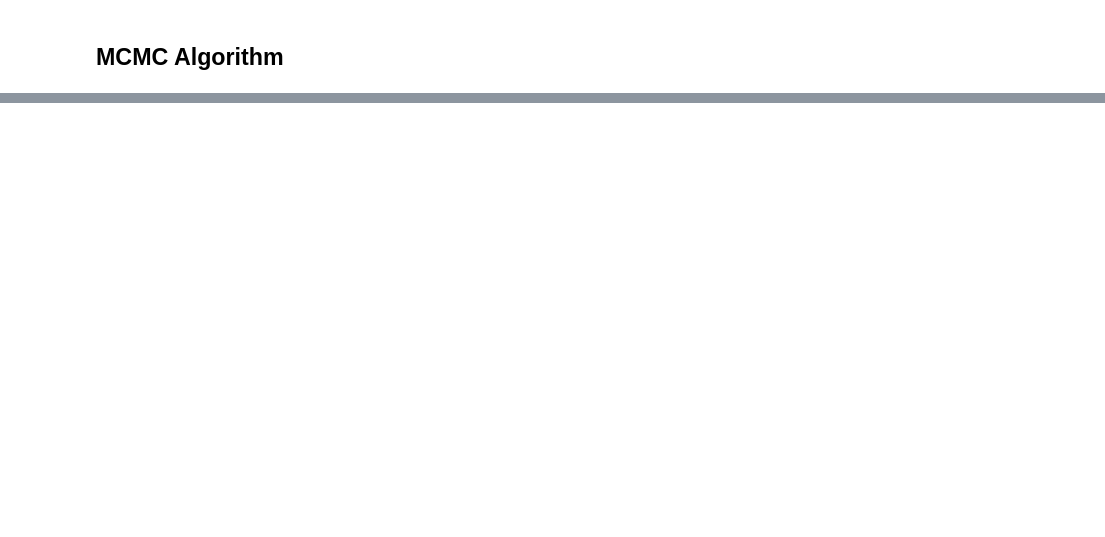
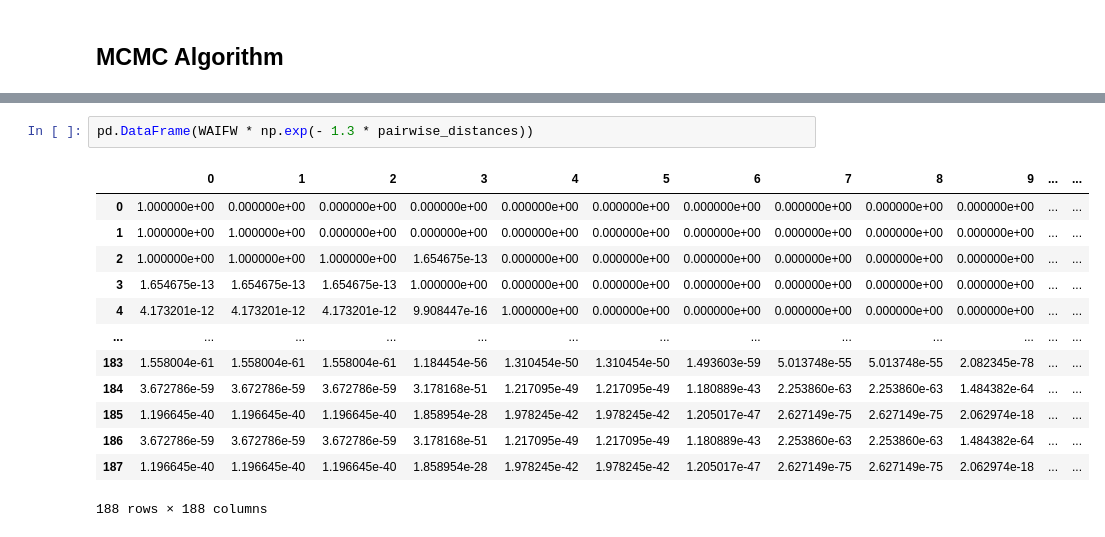
Before and after one commit to A-Morariu/MCMC, a Jupyter notebook: Stochastic epidemic models/Individual Level Epidemic Models.ipynb, the cells around one changed output, grey strips where cells are left out. Drawn from its saved outputs; the diff is of its cells as text; blank space fills up the shorter version.

```diff
--- a/Stochastic epidemic models/Individual Level Epidemic Models.ipynb
+++ b/Stochastic epidemic models/Individual Level Epidemic Models.ipynb
@@ -179,0 +208,16 @@ pd.DataFrame(MCMC_results, columns=['beta', 'theta']).loc[100:,:].describe()
+# %%
+pd.DataFrame(WAIFW * np.exp(- 1.3 * pairwise_distances))
+# %% [output]
+|  | 0 | 1 | 2 | 3 | 4 | 5 | 6 | 7 | 8 | 9 | ... | ... |
+| 0 | 1.000000e+00 | 0.000000e+00 | 0.000000e+00 | 0.000000e+00 | 0.000000e+00 | 0.000000e+00 | 0.000000e+00 | 0.000000e+00 | 0.000000e+00 | 0.000000e+00 | ... | ... |
+| 1 | 1.000000e+00 | 1.000000e+00 | 0.000000e+00 | 0.000000e+00 | 0.000000e+00 | 0.000000e+00 | 0.000000e+00 | 0.000000e+00 | 0.000000e+00 | 0.000000e+00 | ... | ... |
+| 2 | 1.000000e+00 | 1.000000e+00 | 1.000000e+00 | 1.654675e-13 | 0.000000e+00 | 0.000000e+00 | 0.000000e+00 | 0.000000e+00 | 0.000000e+00 | 0.000000e+00 | ... | ... |
+| 3 | 1.654675e-13 | 1.654675e-13 | 1.654675e-13 | 1.000000e+00 | 0.000000e+00 | 0.000000e+00 | 0.000000e+00 | 0.000000e+00 | 0.000000e+00 | 0.000000e+00 | ... | ... |
+| 4 | 4.173201e-12 | 4.173201e-12 | 4.173201e-12 | 9.908447e-16 | 1.000000e+00 | 0.000000e+00 | 0.000000e+00 | 0.000000e+00 | 0.000000e+00 | 0.000000e+00 | ... | ... |
+| ... | ... | ... | ... | ... | ... | ... | ... | ... | ... | ... | ... | ... |
+| 183 | 1.558004e-61 | 1.558004e-61 | 1.558004e-61 | 1.184454e-56 | 1.310454e-50 | 1.310454e-50 | 1.493603e-59 | 5.013748e-55 | 5.013748e-55 | 2.082345e-78 | ... | ... |
+| 184 | 3.672786e-59 | 3.672786e-59 | 3.672786e-59 | 3.178168e-51 | 1.217095e-49 | 1.217095e-49 | 1.180889e-43 | 2.253860e-63 | 2.253860e-63 | 1.484382e-64 | ... | ... |
+| 185 | 1.196645e-40 | 1.196645e-40 | 1.196645e-40 | 1.858954e-28 | 1.978245e-42 | 1.978245e-42 | 1.205017e-47 | 2.627149e-75 | 2.627149e-75 | 2.062974e-18 | ... | ... |
+| 186 | 3.672786e-59 | 3.672786e-59 | 3.672786e-59 | 3.178168e-51 | 1.217095e-49 | 1.217095e-49 | 1.180889e-43 | 2.253860e-63 | 2.253860e-63 | 1.484382e-64 | ... | ... |
+| 187 | 1.196645e-40 | 1.196645e-40 | 1.196645e-40 | 1.858954e-28 | 1.978245e-42 | 1.978245e-42 | 1.205017e-47 | 2.627149e-75 | 2.627149e-75 | 2.062974e-18 | ... | ... |
+188 rows × 188 columns
```
Also changed, not shown: parts of 13 cells of this notebook.
